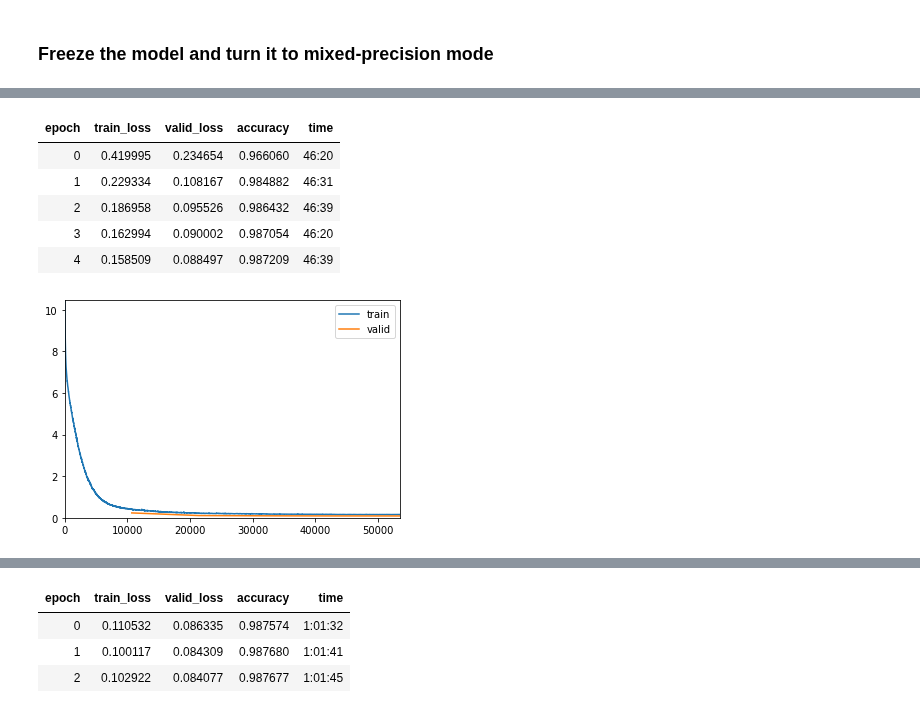
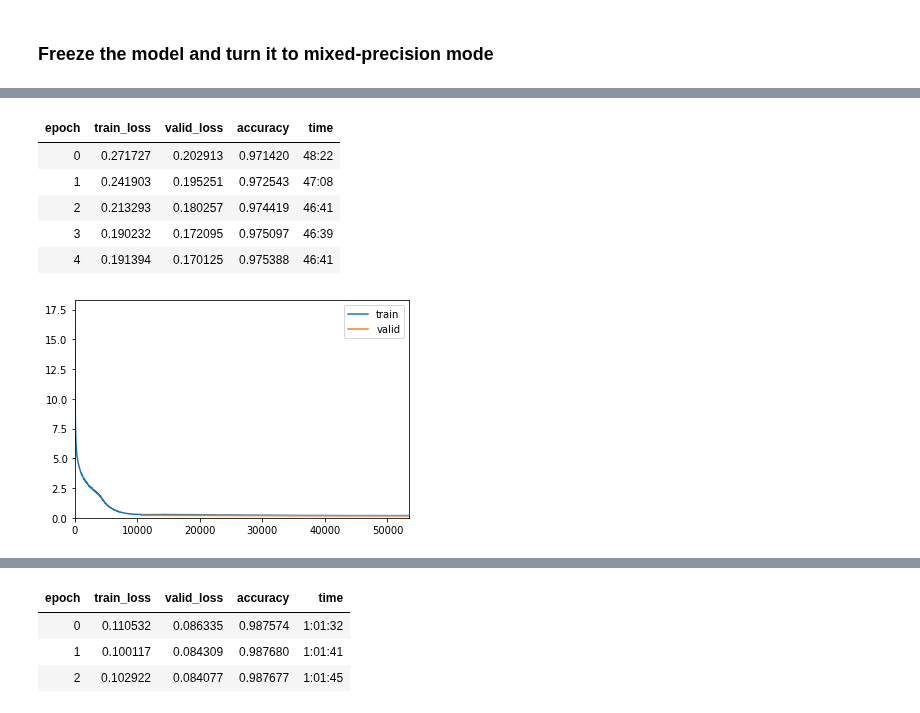
Before and after one commit to Sylar257/Transformers-in-NLP, a Jupyter notebook: Implement various Transformers with FastAI.ipynb, the cells around one changed output, grey strips where cells are left out. Cells and saved outputs as stored; diff of their text form; code cells hidden in the pictures.

```diff
--- a/Implement various Transformers with FastAI.ipynb
+++ b/Implement various Transformers with FastAI.ipynb
@@ -396,6 +395,8 @@ transformer_tokenizer.vocab_size
 # this is the configuration of language model
 config = config_class.from_pretrained(pretrained_model_name)
 config.num_labels = transformer_tokenizer.vocab_size
+config.output_hidden_states = True
+config.output_attentions = True
 config.use_bfloat16 = use_fp16
 print(config)
 # %% [output]
@@ -705,14 +691,14 @@ RuntimeError: CUDA out of memory. Tried to allocate 147.38 MiB (GPU 0; 10.91 GiB
 # %%
-lr = 3.63E-03
+lr = 8.32E-04
 learn_lm.fit_one_cycle(5, lr, moms=(0.8, 0.7))
 # %% [output]
 | epoch | train_loss | valid_loss | accuracy | time |
-| 0 | 0.419995 | 0.234654 | 0.966060 | 46:20 |
-| 1 | 0.229334 | 0.108167 | 0.984882 | 46:31 |
-| 2 | 0.186958 | 0.095526 | 0.986432 | 46:39 |
-| 3 | 0.162994 | 0.090002 | 0.987054 | 46:20 |
-| 4 | 0.158509 | 0.088497 | 0.987209 | 46:39 |
+| 0 | 0.271727 | 0.202913 | 0.971420 | 48:22 |
+| 1 | 0.241903 | 0.195251 | 0.972543 | 47:08 |
+| 2 | 0.213293 | 0.180257 | 0.974419 | 46:41 |
+| 3 | 0.190232 | 0.172095 | 0.975097 | 46:39 |
+| 4 | 0.191394 | 0.170125 | 0.975388 | 46:41 |
-[figure, old version]
+[figure, new version]
 # %%
 learn_lm.save('language_model_IMDb_freezed')
 # %%
```
Also changed, not shown: parts of 7 cells of this notebook.
